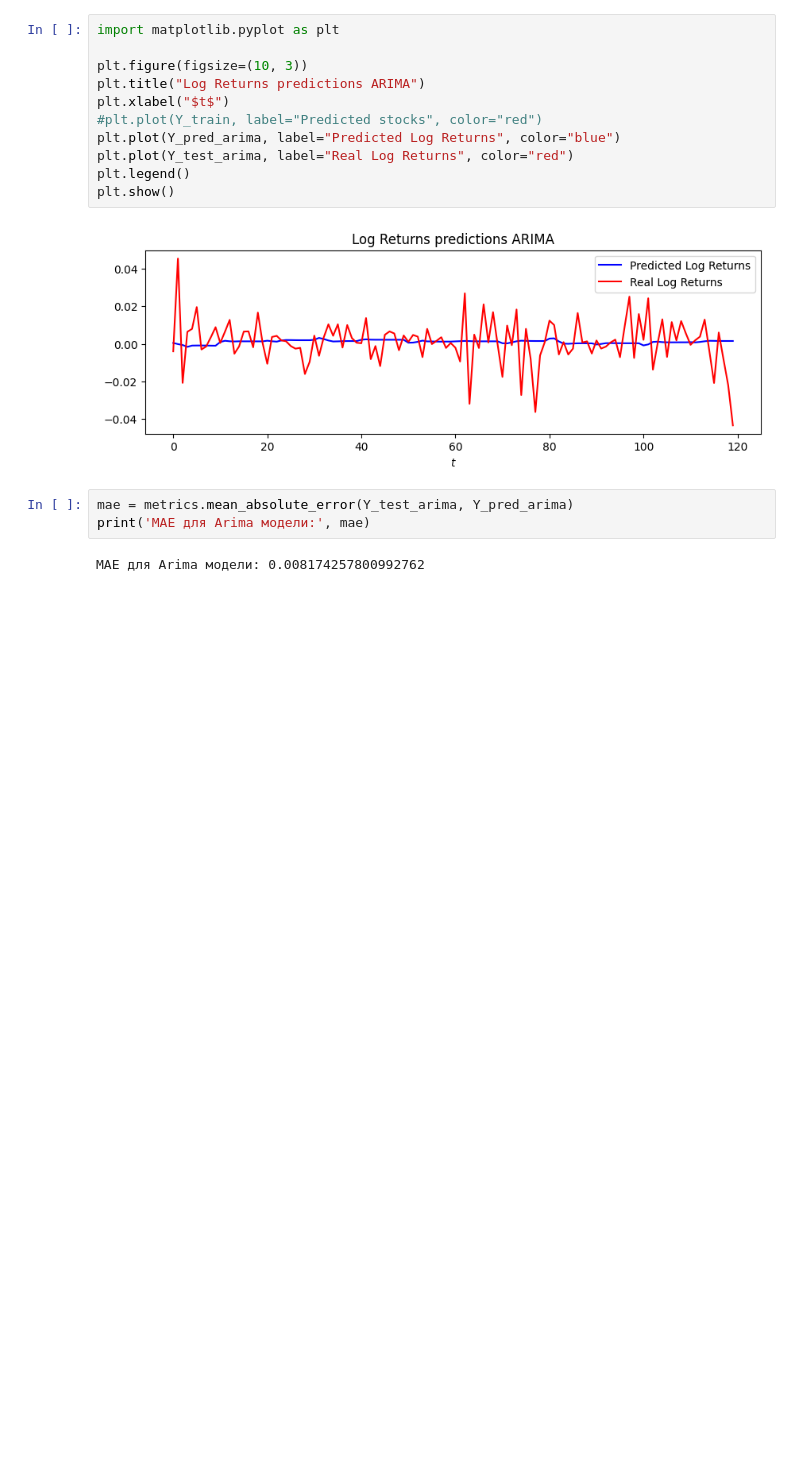
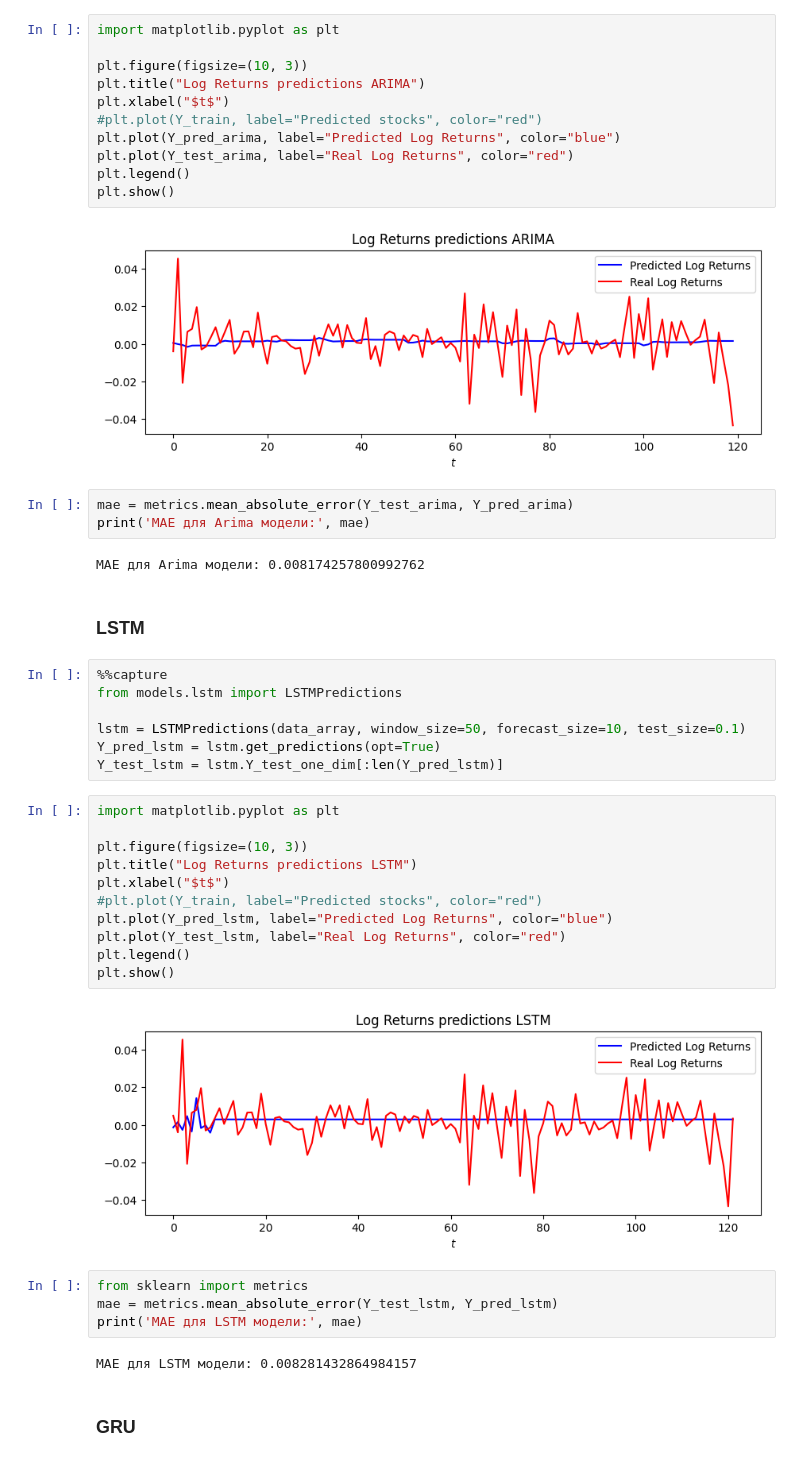
Before and after one commit to alkomarova/ReservoirStocks, a Jupyter notebook: simple_stock_prediction.ipynb, the cells around one changed output. Cells and saved outputs as stored; diff of their text form; blank space fills up the shorter version.

Commit message:
add two esn, lstm and gru

```diff
--- a/simple_stock_prediction.ipynb
+++ b/simple_stock_prediction.ipynb
@@ -109,3 +127,33 @@ mae = metrics.mean_absolute_error(Y_test_arima, Y_pred_arima)
 print('MAE для Arima модели:', mae)
 # %% [output]
 MAE для Arima модели: 0.008174257800992762
+# %% [markdown]
+### LSTM
+# %%
+%%capture
+from models.lstm import LSTMPredictions
+
+lstm = LSTMPredictions(data_array, window_size=50, forecast_size=10, test_size=0.1)
+Y_pred_lstm = lstm.get_predictions(opt=True)
+Y_test_lstm = lstm.Y_test_one_dim[:len(Y_pred_lstm)]
+# %%
+import matplotlib.pyplot as plt
+
+plt.figure(figsize=(10, 3))
+plt.title("Log Returns predictions LSTM")
+plt.xlabel("$t$")
+#plt.plot(Y_train, label="Predicted stocks", color="red")
+plt.plot(Y_pred_lstm, label="Predicted Log Returns", color="blue")
+plt.plot(Y_test_lstm, label="Real Log Returns", color="red")
+plt.legend()
+plt.show()
+# %% [output]
+[figure, added]
+# %%
+from sklearn import metrics
+mae = metrics.mean_absolute_error(Y_test_lstm, Y_pred_lstm)
+print('MAE для LSTM модели:', mae)
+# %% [output]
+MAE для LSTM модели: 0.008281432864984157
+# %% [markdown]
+### GRU
```
Also changed, not shown: parts of 9 cells of this notebook.
